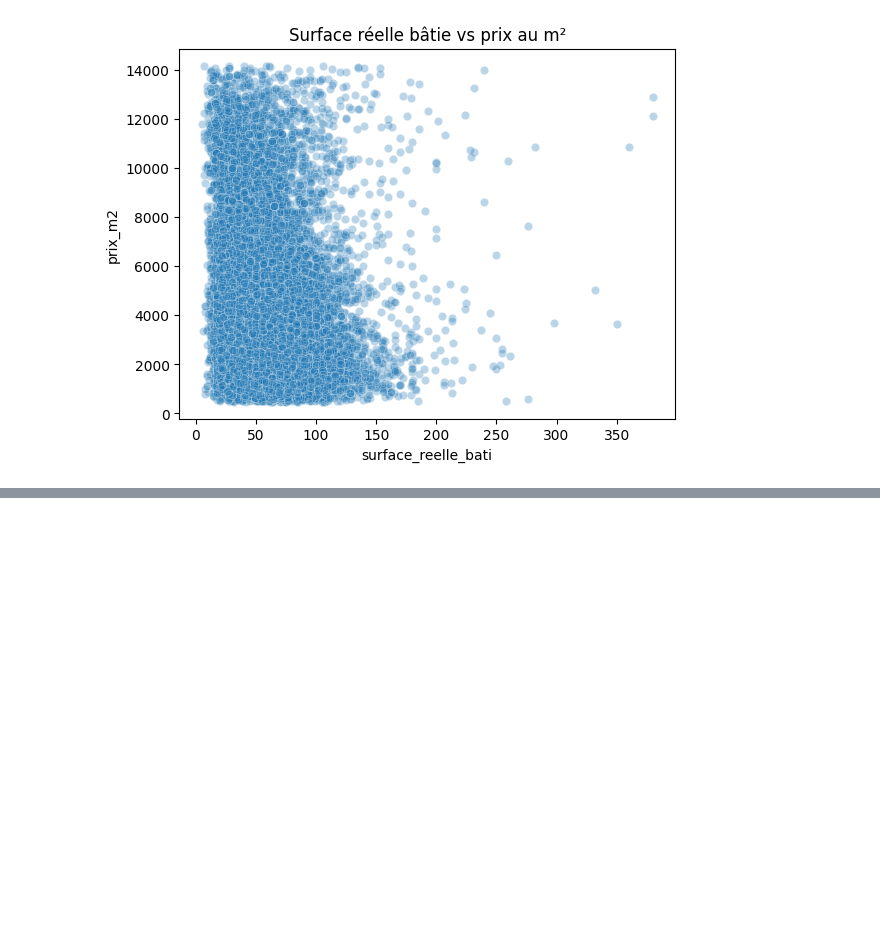
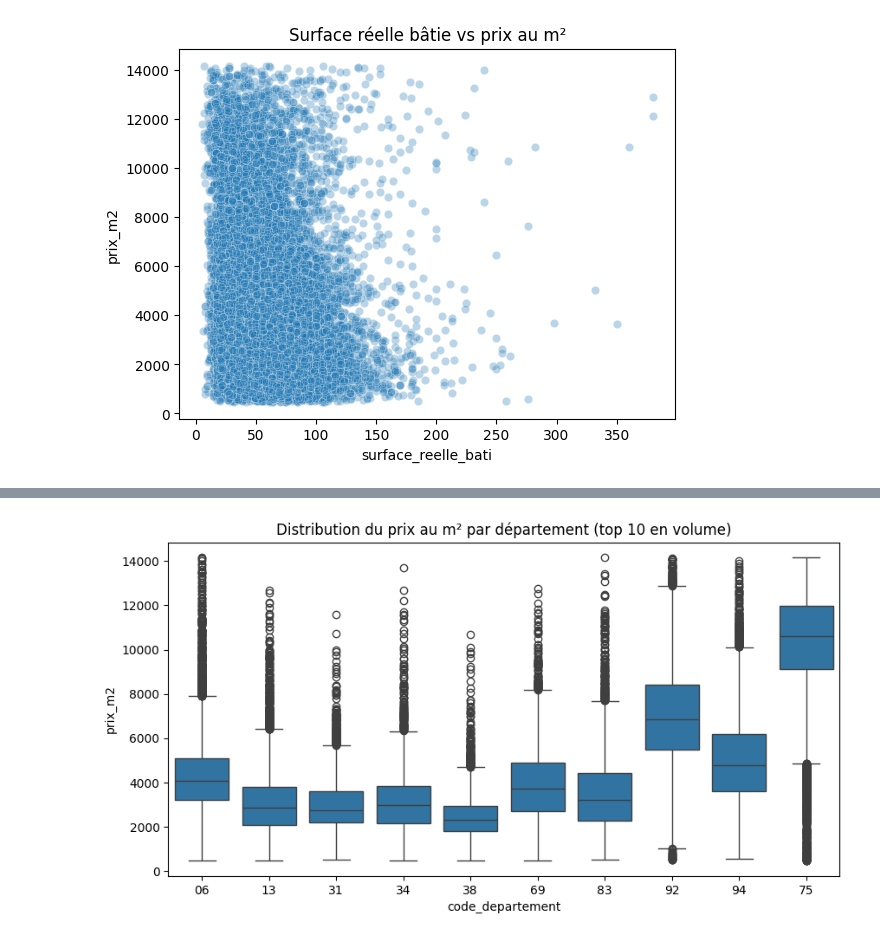
Before and after one commit to standemdem/compagnon-immobilier, a Jupyter notebook: notebooks/06_EDA_finale_appartements.ipynb, the cells around one changed output, grey strips where cells are left out. Drawn from its saved outputs; the diff is of its cells as text; code cells hidden in the pictures; blank space fills up the shorter version.

```diff
--- a/notebooks/06_EDA_finale_appartements.ipynb
+++ b/notebooks/06_EDA_finale_appartements.ipynb
@@ -241,0 +293,18 @@ plt.show()
+# %%
+top_dep = (
+    df_eda["code_departement"]
+    .value_counts()
+    .head(10)
+    .index
+)
+
+plt.figure(figsize=(10,5))
+sns.boxplot(
+    data=df_eda[df_eda["code_departement"].isin(top_dep)],
+    x="code_departement",
+    y="prix_m2"
+)
+plt.title("Distribution du prix au m² par département (top 10 en volume)")
+plt.show()
+# %% [output]
+[figure, added]
```
Also changed, not shown: parts of 12 cells of this notebook.
